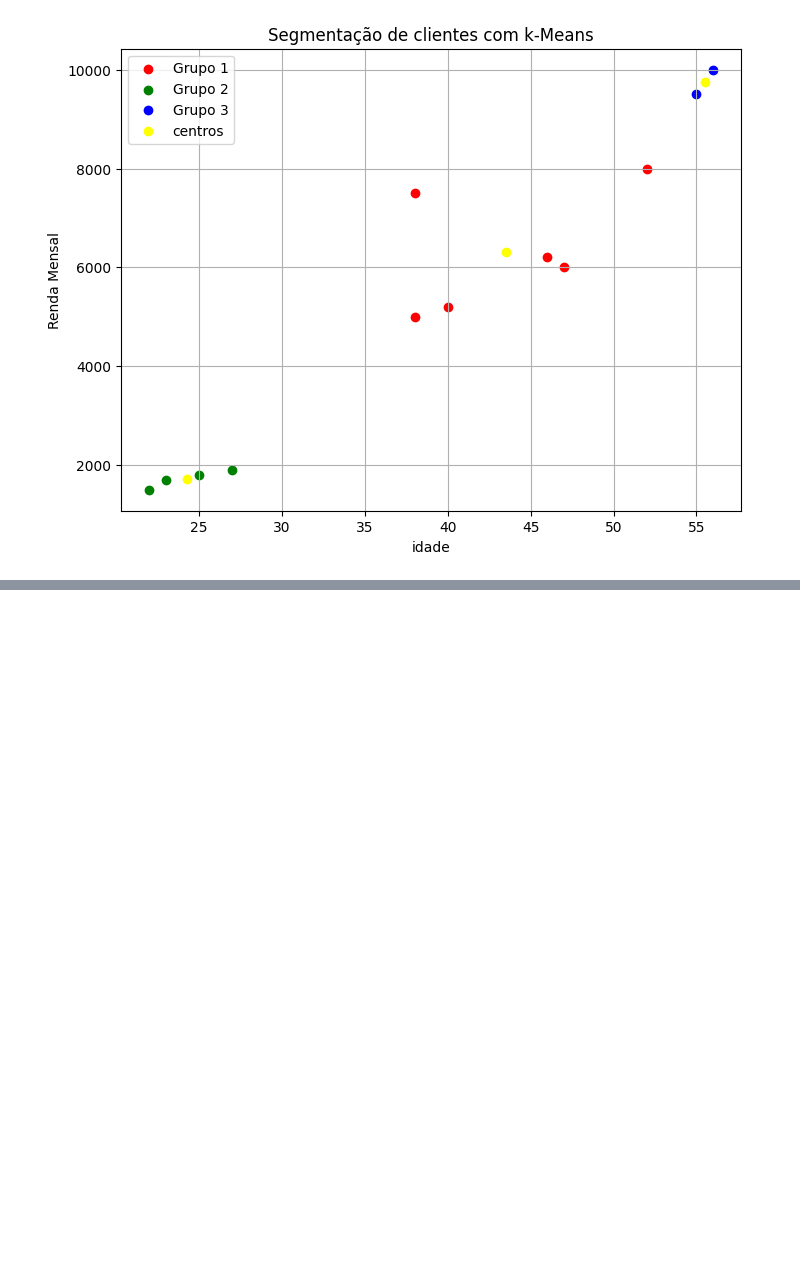
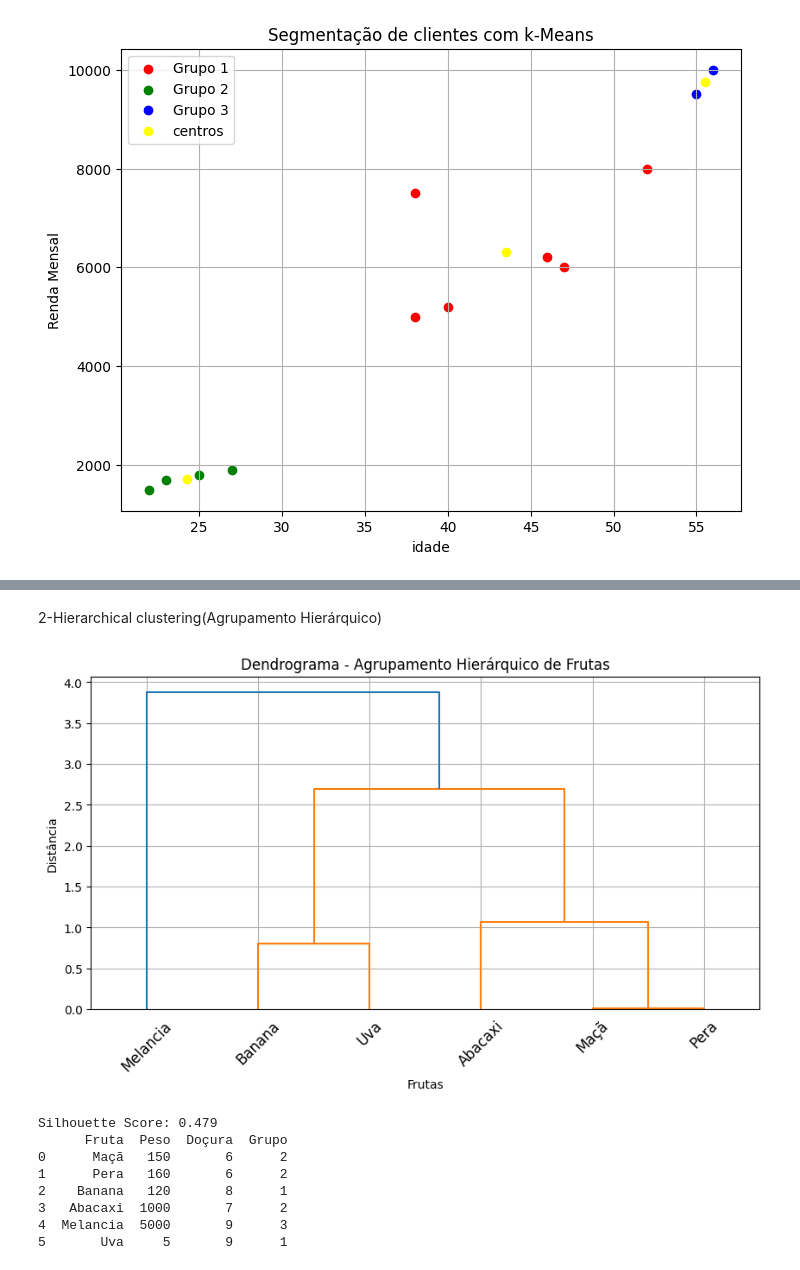
Before and after one commit to Pamelaevangelista/python, a Jupyter notebook: Algoritimos_nao_supervisionado.ipynb, the cells around one changed output, grey strips where cells are left out. Cells and saved outputs as stored; diff of their text form; code cells hidden in the pictures; blank space fills up the shorter version.

```diff
--- a/Algoritimos_nao_supervisionado.ipynb
+++ b/Algoritimos_nao_supervisionado.ipynb
@@ -37,0 +259,58 @@ plt.show()
+# %% [markdown]
+2-Hierarchical clustering(Agrupamento Hierárquico)
+# %%
+#Agrupar dados em uma estrutura hierárquica, explorar diferentes níveis de agrupamento, não precisa especificar nº de clusters, visualizar a relação entre eles
+import pandas as pd
+import matplotlib.pyplot as plt
+from scipy.cluster.hierarchy import dendrogram, linkage, fcluster
+from sklearn.preprocessing import StandardScaler
+from sklearn.metrics import silhouette_score
+
+dados = pd.DataFrame({
+    'Fruta': ['Maçã', 'Pera', 'Banana', 'Abacaxi', 'Melancia', 'Uva'],
+    'Peso': [150, 160, 120, 1000, 5000, 5],
+    'Doçura': [6, 6, 8, 7, 9, 9]
+})
+
+# Separando os dados numéricos
+x = dados[['Peso','Doçura']]
+
+#Padronizá-los (z-score)
+scaler = StandardScaler()
+x_scaled = scaler.fit_transform(x)
+
+# Criando o modelo de agrupamento hierárquico (linkage)
+linked = linkage(x_scaled, method='ward') #método mais utilizado - minimiza a variância dentro de cada cluster
+
+# Plotando o dendrograma
+plt.figure(figsize=(10,5))
+dendrogram(linked,
+          labels=dados['Fruta'].values,
+          distance_sort='ascending',
+          leaf_rotation=45)
+plt.title('Dendrograma - Agrupamento Hierárquico de Frutas')
+plt.xlabel('Frutas')
+plt.ylabel('Distância')
+plt.grid(True)
+plt.show()
+
+#Definir os grupos finais (ex.: 3 grupos)
+grupos = fcluster(linked, 3, criterion='maxclust') #define o máximo de clusters desejado
+dados['Grupo'] = grupos
+
+#Calcular Shillhouette Score
+score = silhouette_score(x_scaled, grupos)
+print(f'Silhouette Score: {score:.3f}')
+
+#Exibir os dados dos grupos atribuídos
+print(dados)
+# %% [output]
+[figure, added]
+Silhouette Score: 0.479
+      Fruta  Peso  Doçura  Grupo
+0      Maçã   150       6      2
+1      Pera   160       6      2
+2    Banana   120       8      1
+3   Abacaxi  1000       7      2
+4  Melancia  5000       9      3
+5       Uva     5       9      1
```
Also changed, not shown: parts of 9 cells of this notebook.
